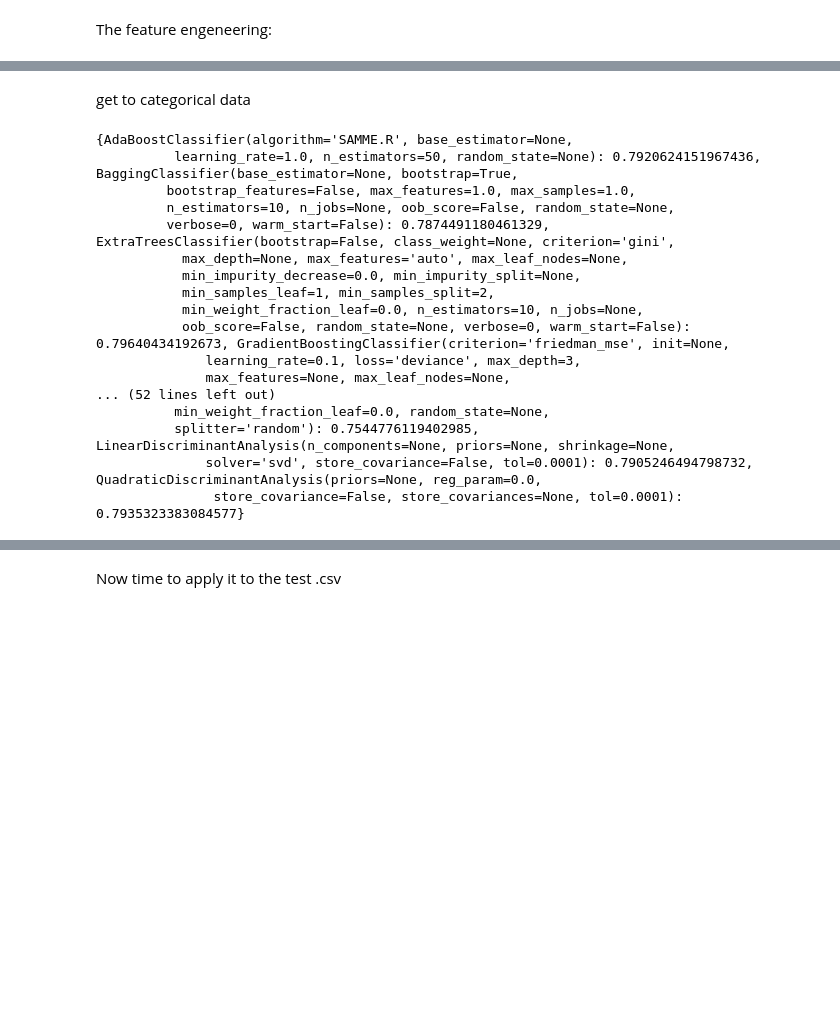
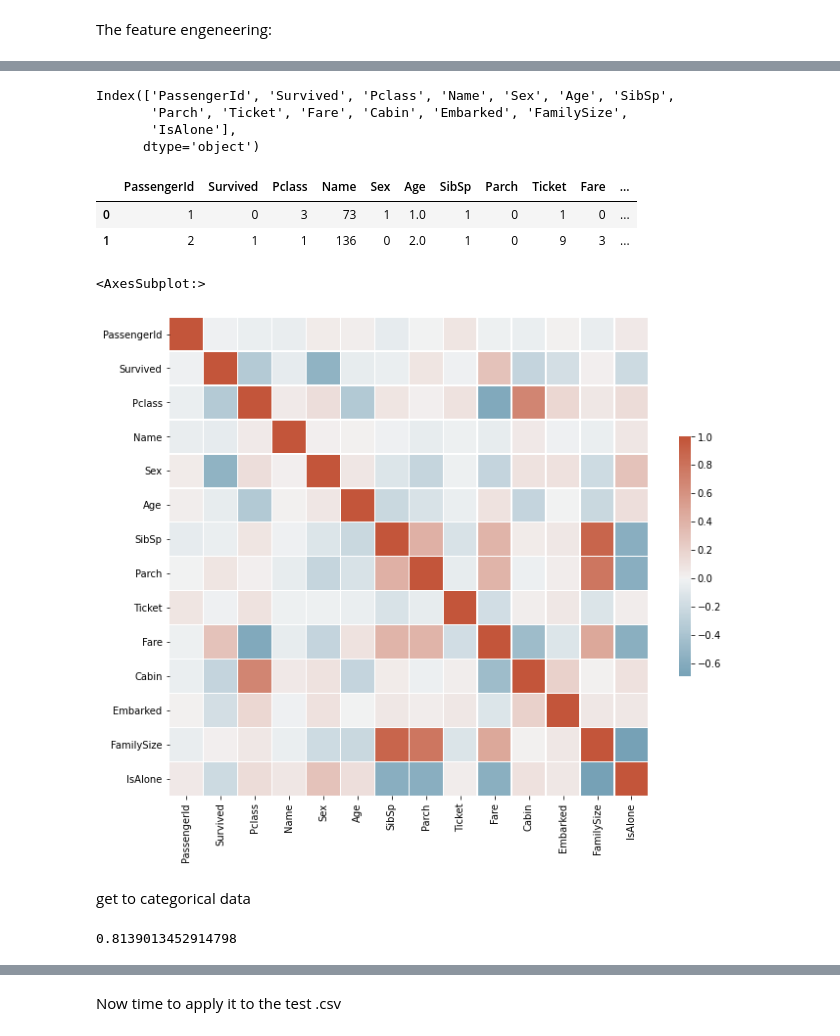
Before and after one commit to pandorica-opens/Machine-Learning, a Jupyter notebook: titanic/TitanicNewApproach.ipynb, the cells around one changed output, grey strips where cells are left out. Drawn from its saved outputs; the diff is of its cells as text; code cells hidden in the pictures; blank space fills up the shorter version.

Commit message:
add features for name, isalone and ticket ~ 81%

```diff
--- a/titanic/TitanicNewApproach.ipynb
+++ b/titanic/TitanicNewApproach.ipynb
@@ -59,0 +140,6 @@ input_dataframe['Fare'].fillna(input_dataframe['Fare'].median(), inplace = True)
+# %%
+input_dataframe['Ticket'] = regex(input_dataframe['Ticket'])
+input_dataframe['Name'] = regex_name(input_dataframe['Name'])
+# %%
+set(input_dataframe['Name'])
+input_dataframe['Name'] = le.fit_transform(input_dataframe['Name'].astype(str))
@@ -59,0 +161,2 @@ input_dataframe['Fare'].fillna(input_dataframe['Fare'].median(), inplace = True)
+# %%
+input_dataframe['Ticket'] = le.fit_transform(input_dataframe['Ticket'].astype(str))
@@ -60,2 +178,34 @@ input_dataframe['Fare'].fillna(input_dataframe['Fare'].median(), inplace = True)
+# %%
+input_dataframe.columns
+# %% [output]
+Index(['PassengerId', 'Survived', 'Pclass', 'Name', 'Sex', 'Age', 'SibSp',
+       'Parch', 'Ticket', 'Fare', 'Cabin', 'Embarked', 'FamilySize',
+       'IsAlone'],
+      dtype='object')
+# %%
+input_dataframe.head(2)
+# %% [output]
+|  | PassengerId | Survived | Pclass | Name | Sex | Age | SibSp | Parch | Ticket | Fare | ... |
+| 0 | 1 | 0 | 3 | 73 | 1 | 1.0 | 1 | 0 | 1 | 0 | ... |
+| 1 | 2 | 1 | 1 | 136 | 0 | 2.0 | 1 | 0 | 9 | 3 | ... |
+# %%
+import pandas as pd
+import seaborn as sns
+import matplotlib.pyplot as plt
+
+# Compute the correlation matrix
+corr = input_dataframe.corr()
+# %%
+# Set up the matplotlib figure
+f, ax = plt.subplots(figsize=(11, 9))
+
+# Draw the heatmap with the mask and correct aspect ratio
+sns.heatmap(corr, cmap=cmap, center=0,
+            square=True, linewidths=.5, cbar_kws={"shrink": .5})
+
+# pclass, sex, fare, cabin, embarked, family size, is alone
+# %% [output]
+<AxesSubplot:>
+[figure, added]
 # %% [markdown]
 get to categorical data
@@ -70,8 +218,24 @@ matX = input_dataframe[["Pclass","Sex", "Age", "SibSp", "Parch","Fare", "Cabin",
 # %%
 from sklearn import model_selection
 labels = input_dataframe['Survived']
-train, test, labels_train, labels_test = model_selection.train_test_split(matX, labels, random_state = 0)
+train, test, labels_train, labels_test = model_selection.train_test_split(matX, labels, random_state = 0, test_size=0.5)
+
+from sklearn.ensemble import RandomForestClassifier
+
+clf = RandomForestClassifier(n_estimators=200, n_jobs=-1)
+fitted = clf.fit(train, labels_train)
+predicted_labels = fitted.predict(test)
+
+from sklearn.metrics import accuracy_score
+
+accuracy_score(predicted_labels, labels_test)
+# %% [output]
+0.8139013452914798
 # %%
+import warnings
+# some of the methods do no converge
+warnings.filterwarnings("ignore")
+
 from sklearn.metrics import accuracy_score
 from sklearn.model_selection import cross_validate
 import numpy as np
@@ -81,27 +245,9 @@ dict_cv = {}
 for method in methods:
     clf = method.fit(train, labels_train)
     predicted_labels = clf.predict(test)
-    cv_results = model_selection.cross_validate(method, train, labels_train, cv  = 10)
-    #print(np.mean(cv_results['test_score']))
+    cv_results = model_selection.cross_validate(method, train, labels_train, cv  = 3)
+
     dict_cv[method]=np.mean(cv_results['test_score'])
-# %% [output]
-{AdaBoostClassifier(algorithm='SAMME.R', base_estimator=None,
-          learning_rate=1.0, n_estimators=50, random_state=None): 0.7920624151967436, BaggingClassifier(base_estimator=None, bootstrap=True,
-         bootstrap_features=False, max_features=1.0, max_samples=1.0,
-         n_estimators=10, n_jobs=None, oob_score=False, random_state=None,
-         verbose=0, warm_start=False): 0.7874491180461329, ExtraTreesClassifier(bootstrap=False, class_weight=None, criterion='gini',
-           max_depth=None, max_features='auto', max_leaf_nodes=None,
-           min_impurity_decrease=0.0, min_impurity_split=None,
-           min_samples_leaf=1, min_samples_split=2,
-           min_weight_fraction_leaf=0.0, n_estimators=10, n_jobs=None,
-           oob_score=False, random_state=None, verbose=0, warm_start=False): 0.79640434192673, GradientBoostingClassifier(criterion='friedman_mse', init=None,
-              learning_rate=0.1, loss='deviance', max_depth=3,
-              max_features=None, max_leaf_nodes=None,
-... (52 lines left out)
-          min_weight_fraction_leaf=0.0, random_state=None,
-          splitter='random'): 0.7544776119402985, LinearDiscriminantAnalysis(n_components=None, priors=None, shrinkage=None,
-              solver='svd', store_covariance=False, tol=0.0001): 0.7905246494798732, QuadraticDiscriminantAnalysis(priors=None, reg_param=0.0,
-               store_covariance=False, store_covariances=None, tol=0.0001): 0.7935323383084577}
 # %%
 print(dict_cv)
 # %% [output]
```
Also changed, not shown: parts of 21 cells of this notebook.
